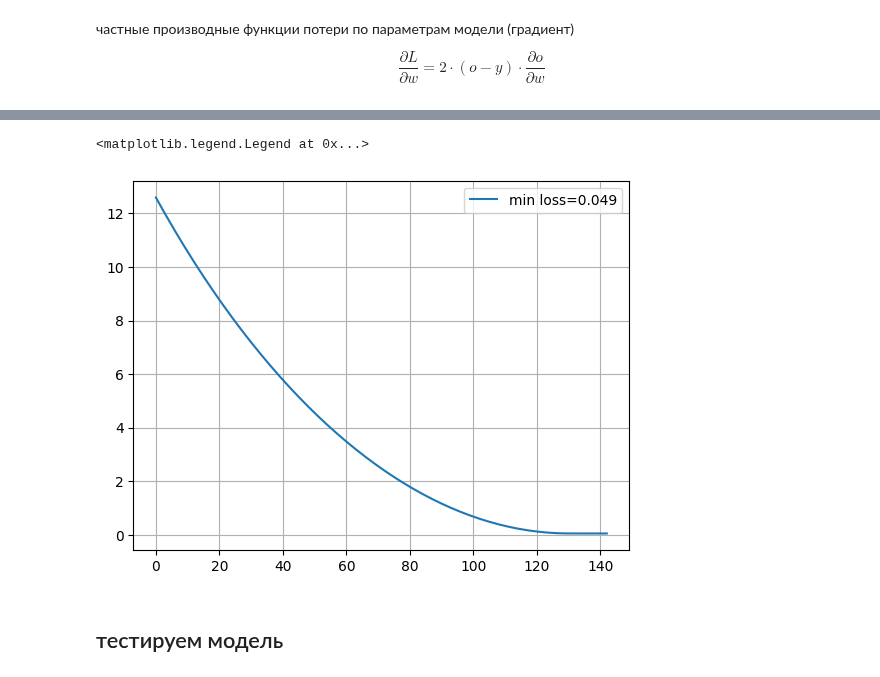
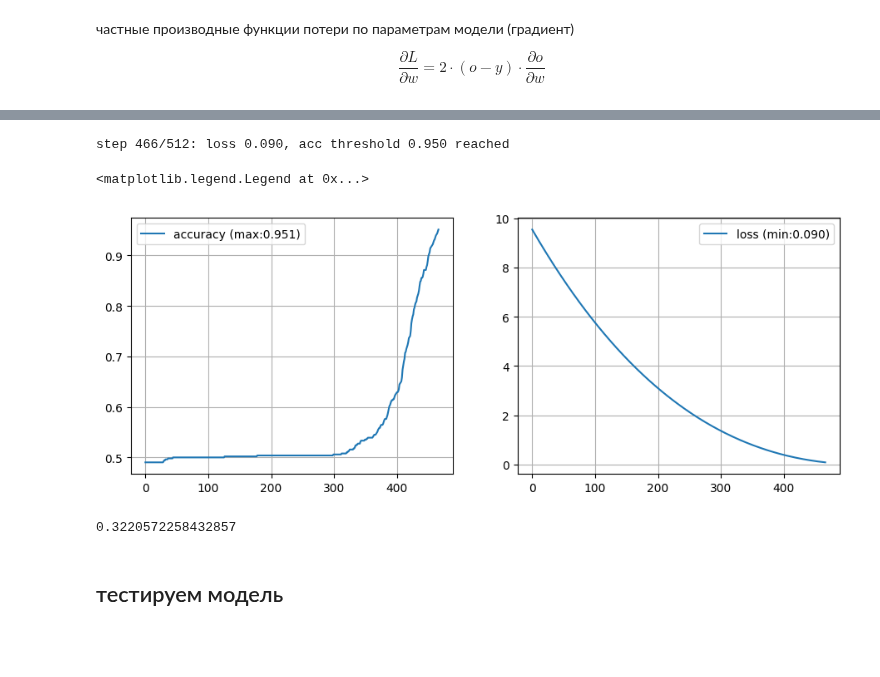
Before and after one commit to mechanoid5/ml_lectorium_2024_I, a Jupyter notebook: examples/12-linear/01-linear-gd.ipynb, the cells around one changed output, grey strips where cells are left out. Drawn from its saved outputs; the diff is of its cells as text; code cells hidden in the pictures; blank space fills up the shorter version.

```diff
--- a/examples/12-linear/01-linear-gd.ipynb
+++ b/examples/12-linear/01-linear-gd.ipynb
@@ -85,20 +95,20 @@ def model_partial(x,w): # частные производные модели п
 # %% [markdown]
 функция потери средняя квадратичная ошибка
 $$L=MSQE(y,o)=\frac{1}{m}\sum\limits_{i=0}^m(o_i-y_i)^2$$
-# %%
-def msqe(y,o): # средняя квадратичная ошибка
-    d = o-y
-    return d.T.dot(d).flatten()[0]/len(y)
-
-loss = msqe
 # %% [markdown]
 частные производные функции потери по параметрам модели (градиент)
 
 $$ \frac{\partial L }{\partial w} = 2 \cdot( o - y ) \cdot \frac{\partial o }{\partial w}  $$
 # %%
-def msqe_partial(x,w,y): # градиент функции потери,
-    g = model_partial(x,w).T.dot(model(x,w)-y) # градиент msqe
-    g /= np.abs(g).max() # нормируем градиент
-    return g.flatten()
+class MSQELoss:
 
-gradient = msqe_partial
+    @staticmethod
+    def score(target,predicted):
+        d = predicted - target
+        return d.T.dot(d).flatten()[0]/len(d)
+
+    @staticmethod
+    def partial( target, predicted, model_partial, ): # градиент функции потери,
+        g = model_partial.T.dot( predicted - target ) # градиент msqe
+        g /= np.abs(g).max() # нормируем градиент
+        return g #.flatten()
@@ -156,8 +166,39 @@ plt.legend()
-# %%
-# история изменения значений ф-ции потери
-plt.plot(loss_history,label='min loss=%.3f'%(min(loss_history)))
-plt.grid()
-plt.legend()
-# %% [output]
-<matplotlib.legend.Legend at 0x...>
-[figure, removed]
+# %%
+from sklearn.preprocessing import PolynomialFeatures
+
+# собираем полином, добавляем столбец из единиц (свободный член)
+poly = PolynomialFeatures( degree=1, interaction_only=False, include_bias=True,).fit(X_train)
+# poly.transform(X_train)
+# %%
+(loss_history, acc_history), model = ClassifierTrainGD(
+        model=LinearClassifier(),
+        loss=MSQELoss()
+    ).fit(
+        poly.transform(X_train),
+        target_train
+    )
+# %% [output]
+step 466/512: loss 0.090, acc threshold 0.950 reached
+# %%
+# история изменения значений погрешности модели
+fig,ax = plt.subplots(1,2,figsize=(11,4))
+ax[0].plot(acc_history,label=f'accuracy (max:{max(acc_history):.3f})' )
+ax[0].grid()
+ax[0].legend()
+ax[1].plot(loss_history,label=f'loss (min:{min(loss_history):.3f})' )
+ax[1].grid()
+ax[1].legend()
+# %% [output]
+<matplotlib.legend.Legend at 0x...>
+[figure, added]
+# %%
+# оптимальный порого скора
+
+from sklearn.metrics import roc_curve
+fpr, tpr, thresholds = roc_curve( target_train, model.score(poly.transform(X_train)) )
+
+#  максимальное количество True Positive при минимальном количестве False Positive
+optimal_threshold = thresholds[ np.argmax( np.abs(tpr-fpr) )  ]
+display(optimal_threshold)
+# %% [output]
+0.3220572258432857
```
Also changed, not shown: parts of 37 cells of this notebook, 7 other files.
